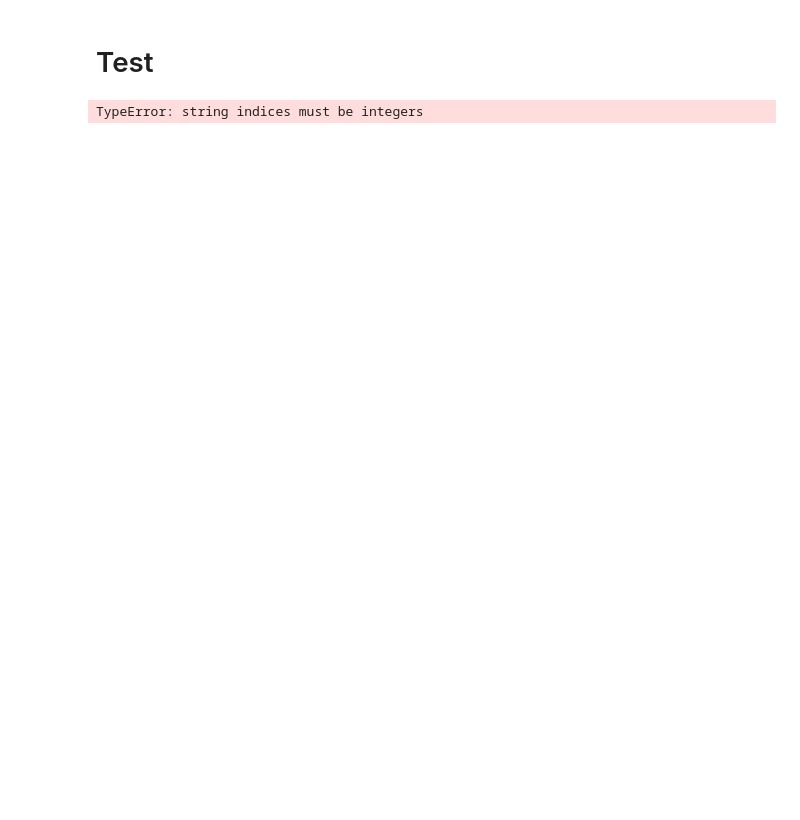
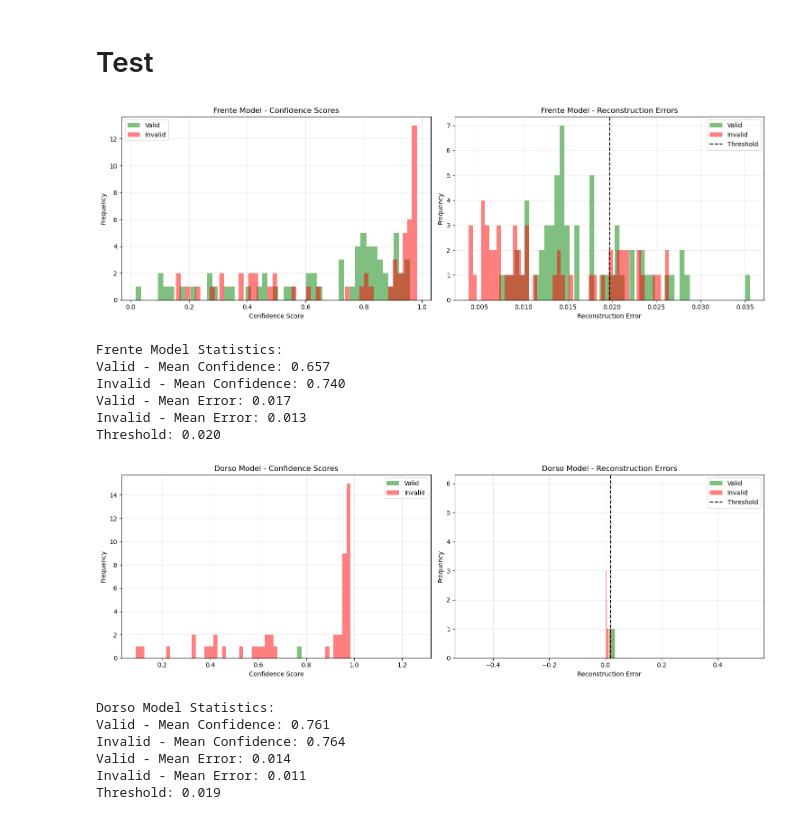
Before and after one commit to FrancoBertoldiMariglio/DNI-classifier, a Jupyter notebook: model_test.ipynb, the cells around one changed output. Saved outputs shown, nothing was run; the diff lists cells and outputs as text; code cells hidden in the pictures; blank space fills up the shorter version.

Commit message:
Prueba de funcion .predict() de autoencoder.py en model_test.ipynb

```diff
--- a/model_test.ipynb
+++ b/model_test.ipynb
@@ -1,6 +1,7 @@
 # %% [markdown]
 # Test
 # %%
+import shutil
 import torch
 import numpy as np
 from pathlib import Path
@@ -112,43 +113,73 @@ def plot_distributions(valid_conf, invalid_conf, valid_err, invalid_err, thresho
     ax2.grid(alpha=0.3)
 
     plt.tight_layout()
     plt.show()
 
 def print_model_statistics(model_name, valid_conf, invalid_conf, valid_err, invalid_err, threshold):
     print(f"\n{model_name} Model Statistics:")
     print(f"Valid - Mean Confidence: {valid_conf.mean():.3f}")
     print(f"Invalid - Mean Confidence: {invalid_conf.mean():.3f}")
     print(f"Valid - Mean Error: {valid_err.mean():.3f}")
     print(f"Invalid - Mean Error: {invalid_err.mean():.3f}")
     print(f"Threshold: {threshold:.3f}")
 
-def process_and_evaluate(models_info, test_dirs):
-    for model_type, info in models_info.items():
+def process_and_evaluate(yolo_model_path, models_info, test_dirs):
+    yolo_model = YOLO(yolo_model_path)
+
+    for model_type, model_path in models_info.items():
+        # Create temp directories for processed images
+        temp_valid = f'temp_valid_{model_type}'
+        temp_invalid = f'temp_invalid_{model_type}'
+
+        # Process images with YOLO
+        preprocess_images_with_yolo(yolo_model, test_dirs[f'valid{model_type}'], temp_valid)
+        preprocess_images_with_yolo(yolo_model, test_dirs[f'invalid{model_type}'], temp_invalid)
+
+        # Load and evaluate autoencoder
         model = DNIAnomalyDetector(device='cuda' if torch.cuda.is_available() else 'cpu')
-        model.load_model(info['model_path'])
+        model.load_model(model_path)
 
-        valid_conf, valid_err = compute_reconstruction_stats(model, test_dirs[f'valid{model_type}'])
-        invalid_conf, invalid_err = compute_reconstruction_stats(model, test_dirs[f'invalid{model_type}'])
+        valid_conf, valid_err = compute_reconstruction_stats(model, temp_valid)
+        invalid_conf, invalid_err = compute_reconstruction_stats(model, temp_invalid)
 
         plot_distributions(valid_conf, invalid_conf, valid_err, invalid_err,
                          model.threshold, f"{model_type} Model")
         print_model_statistics(model_type, valid_conf, invalid_conf, valid_err,
                              invalid_err, model.threshold)
+
+        # Cleanup
+        shutil.rmtree(temp_valid)
+        shutil.rmtree(temp_invalid)
+
 # Usage
 process_and_evaluate(
+    yolo_model_path='api/best.pt',
     models_info={
         'Frente': 'models/dni_anomaly_detector_frente.pt',
         'Dorso': 'models/dni_anomaly_detector_dorso.pt'
     },
     test_dirs={
-        'validFrente': 'test/validFrente',
-        'invalidFrente': 'test/invalidFrente',
-        'validDorso': 'test/validDorso',
-        'invalidDorso': 'test/invalidDorso'
+        'validFrente': 'test/original/valid_frente',
+        'invalidFrente': 'test/original/invalid_frente',
+        'validDorso': 'test/original/valid_dorso',
+        'invalidDorso': 'test/original/invalid_dorso'
     }
 )
 # %% [output]
+[figure, added]
-TypeError: string indices must be integers
+Frente Model Statistics:
+Valid - Mean Confidence: 0.657
+Invalid - Mean Confidence: 0.740
+Valid - Mean Error: 0.017
+Invalid - Mean Error: 0.013
+Threshold: 0.020
+[figure, added]
+Dorso Model Statistics:
+Valid - Mean Confidence: 0.761
+Invalid - Mean Confidence: 0.764
+Valid - Mean Error: 0.014
+Invalid - Mean Error: 0.011
+Threshold: 0.019
 # %%
 import torch
 import matplotlib.pyplot as plt
```
